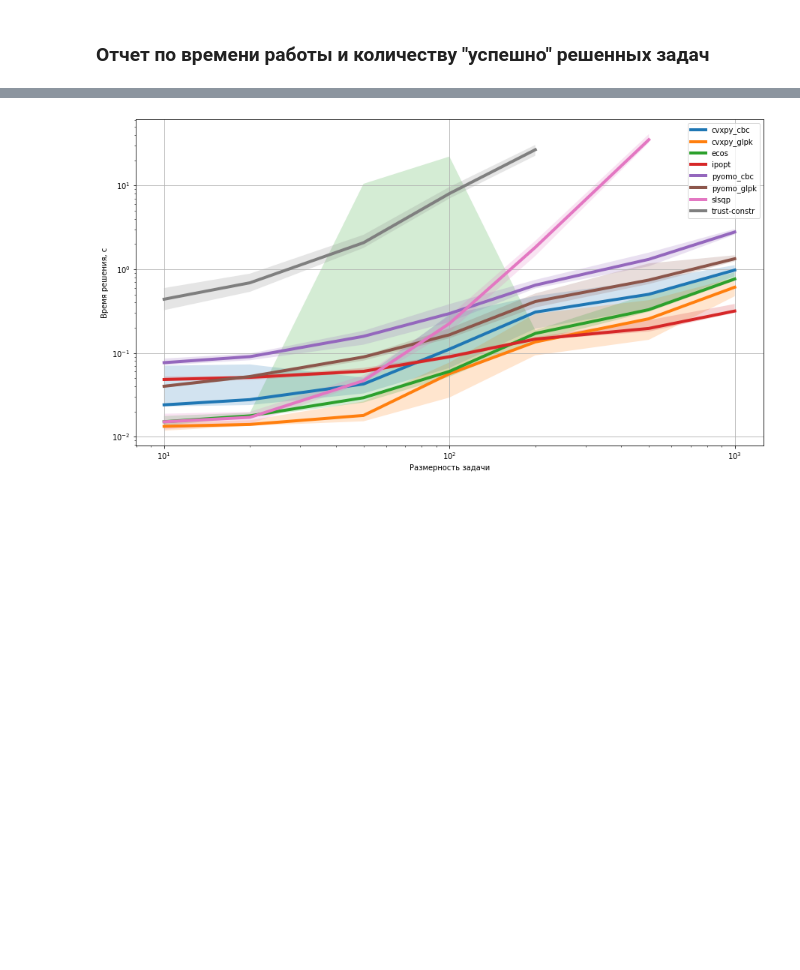
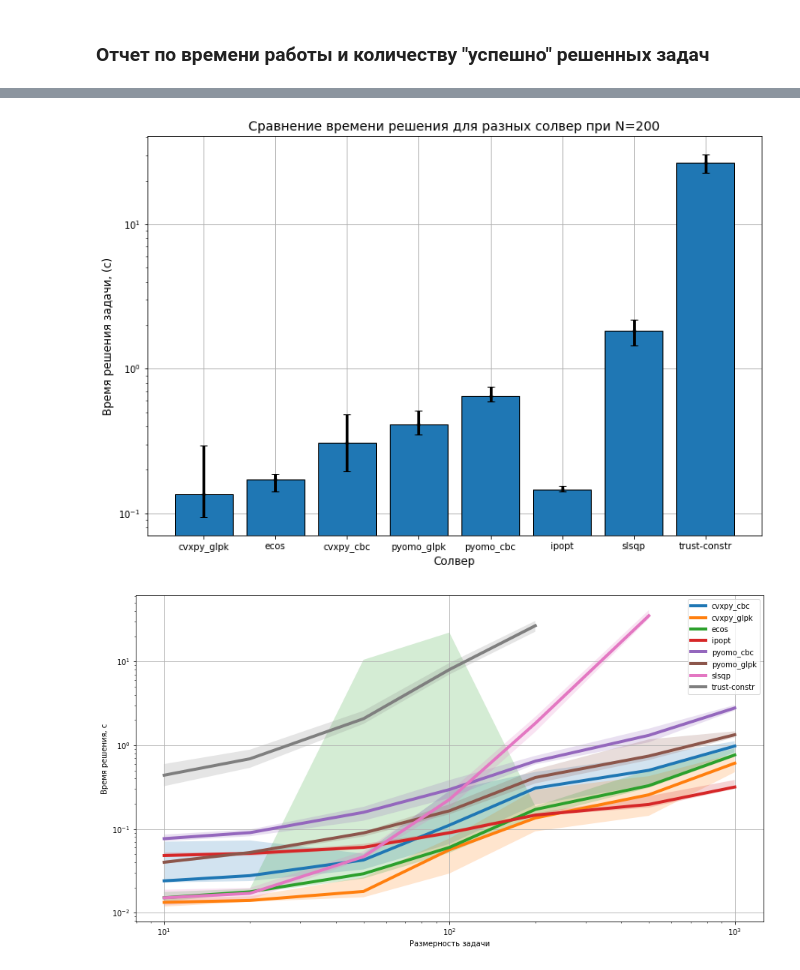
Before and after one commit to mbudylin/OptimizersArticle, a Jupyter notebook: optimizers_test.ipynb, the cells around one changed output, grey strips where cells are left out. Drawn from its saved outputs; the diff is of its cells as text; code cells hidden in the pictures; blank space fills up the shorter version.

```diff
--- a/optimizers_test.ipynb
+++ b/optimizers_test.ipynb
@@ -196,3 +200,23 @@ plt.show()
+# %%
+# на примере размерности 200
+N_sub = 200
+time_rep_sub_df = time_rep_df.query("N==@N_sub")
+time_rep_sub_df.sort_values(['problem_type', '50%'], inplace=True)
+plt.figure(figsize=(12, 8))
+plt.bar(time_rep_sub_df['solver'], time_rep_sub_df['50%'], zorder=2, ec='k')
+low = time_rep_sub_df['50%'] - time_rep_sub_df['25%']
+upp = time_rep_sub_df['75%'] - time_rep_sub_df['50%']
+err_bars = np.vstack([low, upp])
+plt.errorbar(time_rep_sub_df['solver'], time_rep_sub_df['50%'], err_bars, zorder=3, color='k',
+             fmt='.', lw=3, capsize=4)
+plt.grid()
+plt.yscale('log')
+plt.xlabel('Солвер', fontdict={'size': 12})
+plt.ylabel('Время решения задачи, (с)', fontdict={'size': 12})
+plt.title(f'Сравнение времени решения для разных солвер при N={N_sub}', fontdict={'size': 14})
+plt.show()
+# %% [output]
+[figure, added]
 # %%
 plt.figure(figsize=(15, 8))
 for solver, df in time_rep_df.groupby(['solver']):
```
Also changed, not shown: parts of 17 cells of this notebook, 2 other files.
